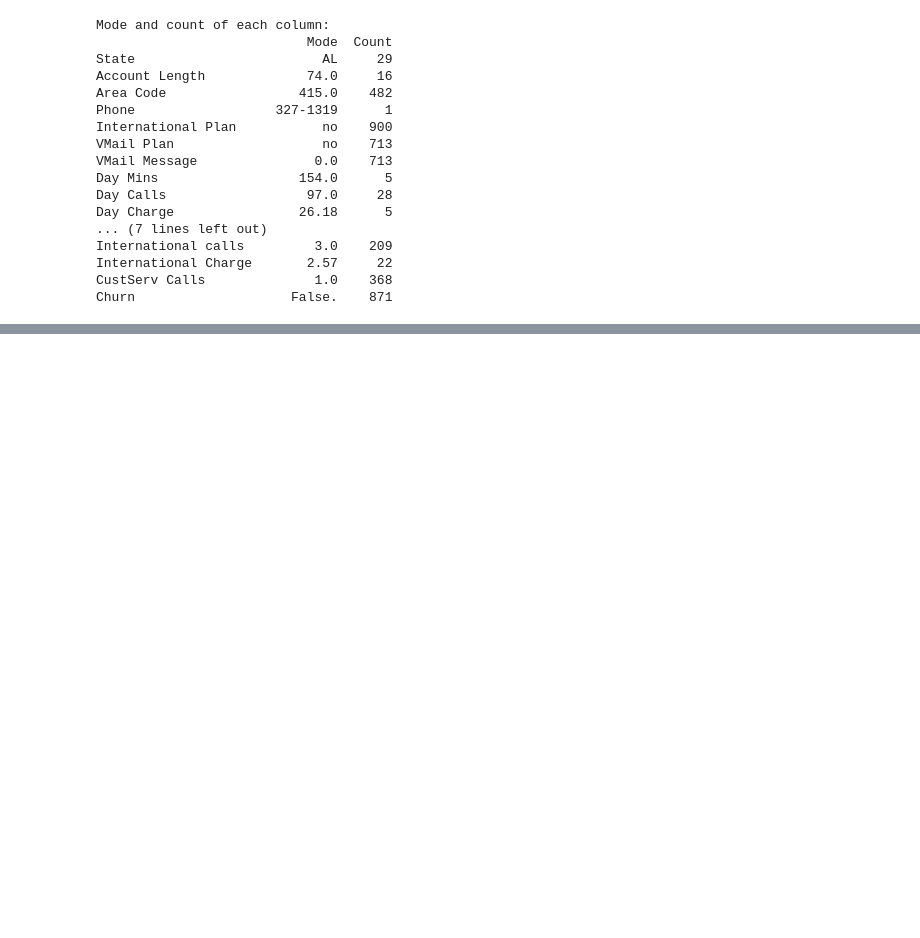
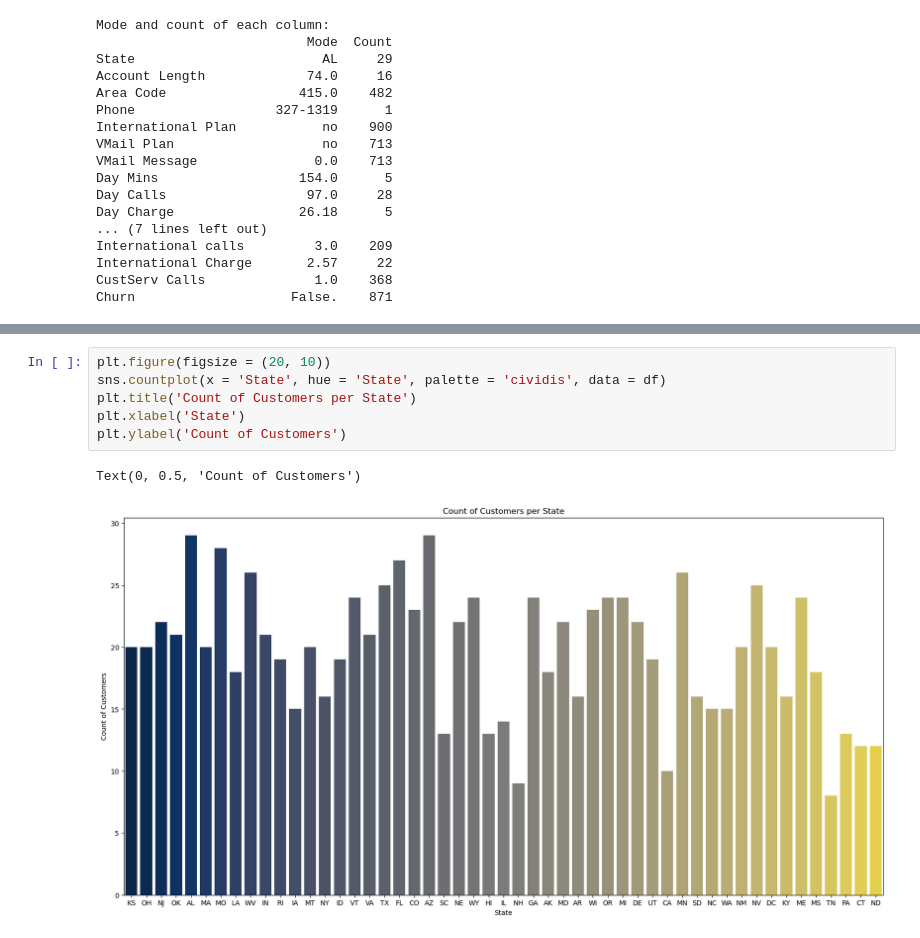
Before and after one commit to SweetyDhas/Live-Project, a Jupyter notebook: No Churn Telecom Project/No_Churn_Telecom.ipynb, the cells around one changed output, grey strips where cells are left out. Drawn from its saved outputs; the diff is of its cells as text; blank space fills up the shorter version.

```diff
--- a/No Churn Telecom Project/No_Churn_Telecom.ipynb
+++ b/No Churn Telecom Project/No_Churn_Telecom.ipynb
@@ -255,0 +285,9 @@ Churn                    False.    871
+# %%
+plt.figure(figsize = (20, 10))
+sns.countplot(x = 'State', hue = 'State', palette = 'cividis', data = df)
+plt.title('Count of Customers per State')
+plt.xlabel('State')
+plt.ylabel('Count of Customers')
+# %% [output]
+Text(0, 0.5, 'Count of Customers')
+[figure, added]
```
Also changed, not shown: parts of 25 cells of this notebook.
